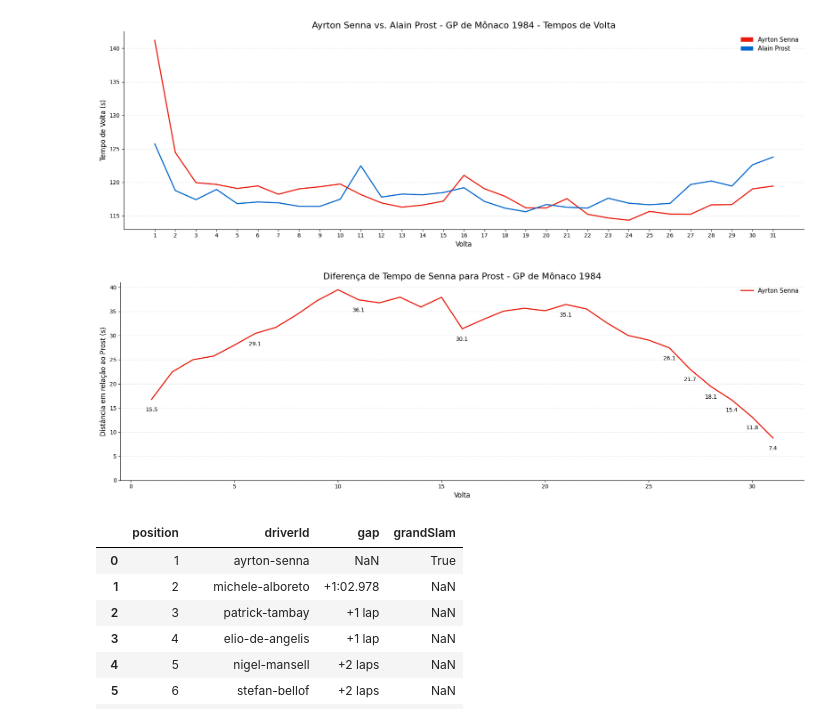
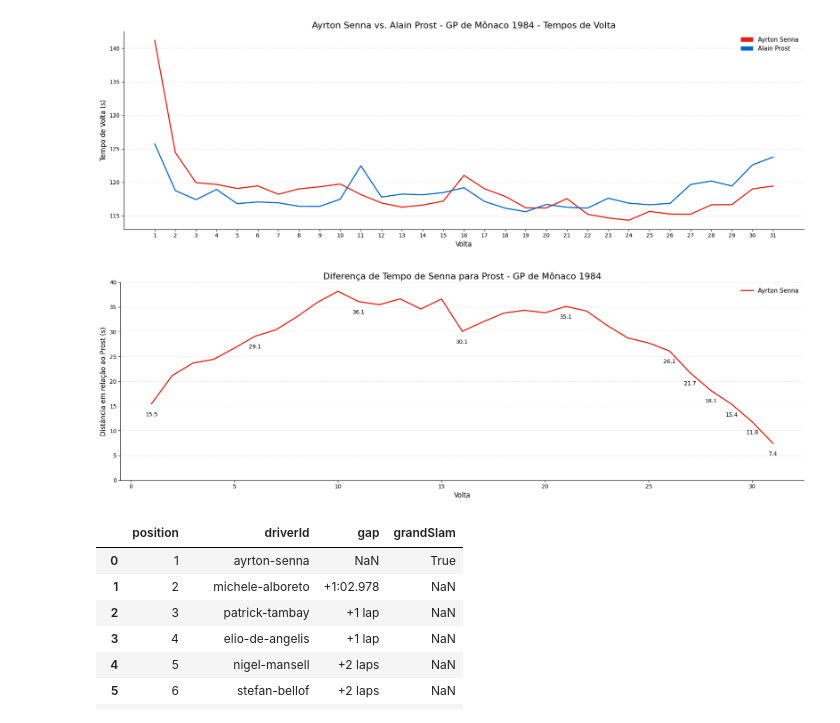
Before and after one commit to thiagodalladea/ayrton-senna-dv, a Jupyter notebook: nb.ipynb, the cells around one changed output. Cells and saved outputs as stored; diff of their text form; code cells hidden in the pictures.

```diff
--- a/nb.ipynb
+++ b/nb.ipynb
@@ -576,6 +578,7 @@ gap_cols = [col for col in df.columns if col.startswith('gap')]
 
 # Extrair linhas de Senna e Prost
 senna_row = df[df['driver'] == 'SEN'][gap_cols].iloc[0]
+prost_row = df[df['driver'] == 'PRO'][gap_cols].iloc[0]
 
 # Função para converter tempo em segundos
 def to_seconds(val):
@@ -591,10 +594,11 @@ def to_seconds(val):
 
 # Converter gaps
 senna_gap = senna_row.map(to_seconds).tolist()
+prost_gap = prost_row.map(to_seconds).tolist()
+prost_base = max([v for v in prost_gap if v is not None])
 
 # Voltas (x-axis)
 laps = list(range(1, len(senna_gap) + 1))
-
 
 # Ajustar Senna: gap real somado ao valor base
 senna_adjusted = [prost_base + val if val is not None else None for val in senna_gap]
@@ -608,34 +612,34 @@ ax.plot(laps, senna_adjusted, label='Ayrton Senna', color='#e91c0d', linewidth=2
 # Adicionar valores do gap acima da linha do Senna a cada 5 voltas e nas 6 últimas voltas
 for i, (lap, gap) in enumerate(zip(laps, senna_adjusted)):
     if ((lap - 1) % 5 == 0 or lap > len(laps) - 6) and gap is not None:
         ax.text(
             lap,
             gap - 2.5,  # deslocamento vertical
             f"{senna_gap[i]:.1f}" if senna_gap[i] is not None else "",
             color='black',
             fontsize=10,
             ha='center'
         )
 
 # Estética
 ax.set_title('Diferença de Tempo de Senna para Prost - GP de Mônaco 1984', fontsize=16)
 ax.set_xlabel('Volta', fontsize=12)
 ax.set_ylabel('Distância em relação ao Prost (s)', fontsize=12)
 max_y = max([v for v in senna_adjusted if v is not None])  # valor máximo do gráfico
 ax.set_yticks(np.arange(0, max_y + 5, 5))  # ticks de 5 em 5
 ax.tick_params(axis='x', labelsize=10)
 ax.tick_params(axis='y', labelsize=10)
 ax.grid(axis='y', linestyle='--', alpha=0.3)
 ax.legend(frameon=False, fontsize=11)
 
 # Agora sim, isso vai funcionar:
 ax.spines['top'].set_visible(False)
 ax.spines['right'].set_visible(False)
 
 plt.tight_layout()
 plt.show()
 # %% [output]
-[figure, old version]
+[figure, new version]
 # %%
 portugal_df_race = pd.read_csv('./data-csv/rain-races/1985-portugal.csv')
 result_list_portugal = portugal_df_race[['position', 'driverId', 'gap', 'grandSlam']]
```
Also changed, not shown: parts of 2 cells of this notebook.
